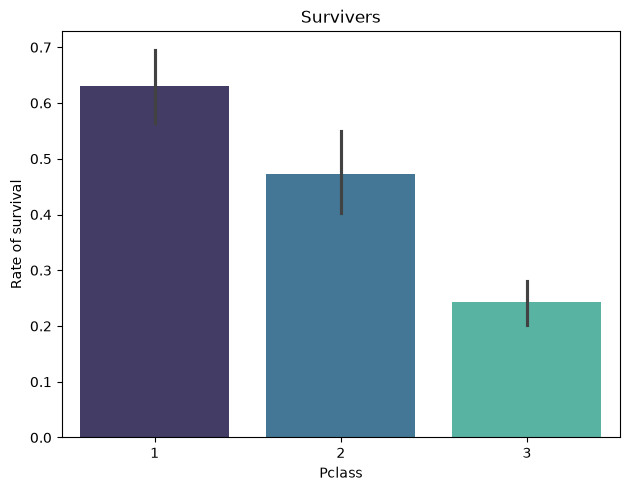
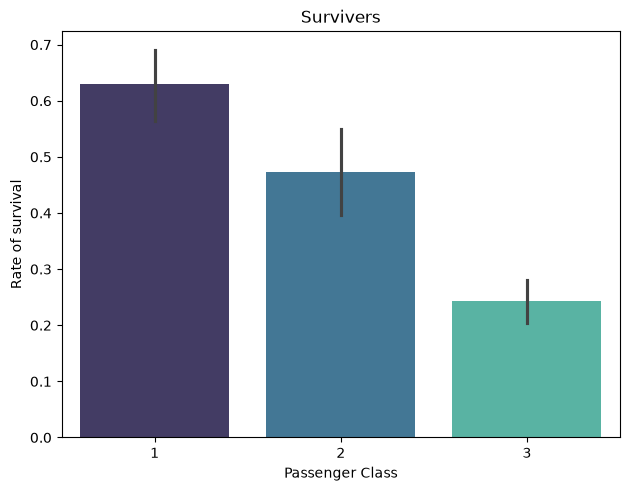
The change to this notebook cell's code, shown as a diff; its figure went from the first image to the second:
--- before
+++ after
@@ -1,3 +1,4 @@
 sns.barplot(x= 'Pclass',y= 'Survived',data= df,palette= 'mako')
+plt.xlabel('Passenger Class')
 plt.tight_layout()
 plt.title('Survivers')

Commit: Titanic EDA: Added readable labels for Survivors/Non-Survivors and improved visualizations